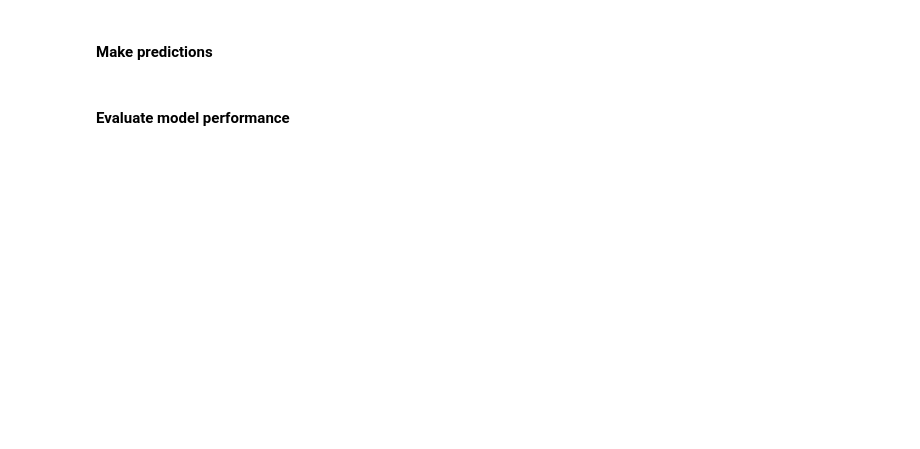
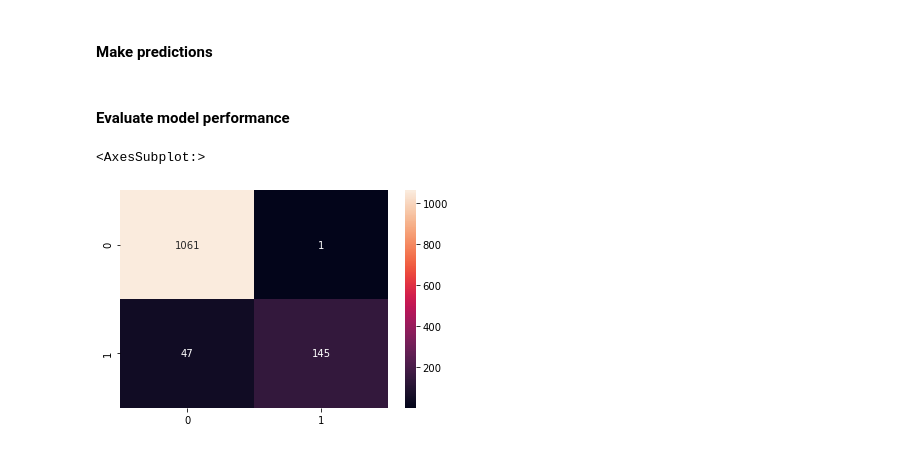
Before and after one commit to kamelCased/learningDataScience, a Jupyter notebook: Natural Language Processing.ipynb, the cells around one changed output. Saved outputs shown, nothing was run; the diff lists cells and outputs as text; code cells hidden in the pictures; blank space fills up the shorter version.

```diff
--- a/Natural Language Processing.ipynb
+++ b/Natural Language Processing.ipynb
@@ -488,0 +652,17 @@ weighted avg       0.93      0.93      0.92      1254
+# %%
+# build pipeline
+rfc_pipeline = Pipeline([
+    # (step_name, what_to_do)
+
+    # Step 1: Turn corpus into bag of words
+    ('bow', CountVectorizer(analyzer=text_process)),
+
+    # Step 2: Give TF-IDF weights to bag of words
+    ('tfidf', TfidfTransformer()),
+
+    # Step 3: Fit classification model
+    ('classifier', RandomForestClassifier())
+])
+# %%
+# fit to the training data
+rfc_pipeline.fit(X_train,y_train)
@@ -489,4 +674,12 @@ weighted avg       0.93      0.93      0.92      1254
 # %% [markdown]
 #### Make predictions
+# %%
+rfc_pred = rfc_pipeline.predict(X_valid)
 # %% [markdown]
 #### Evaluate model performance
+# %%
+# 1061 TN, 1 FP, 47 FN, 145 TP
+sns.heatmap(confusion_matrix(y_valid,rfc_pred),annot=True,fmt='g')
+# %% [output]
+<AxesSubplot:>
+[figure, added]
```
Also changed, not shown: parts of 45 cells of this notebook.
